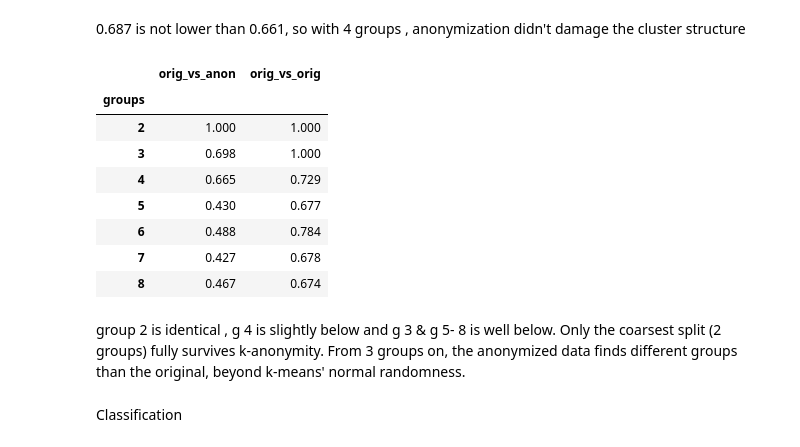
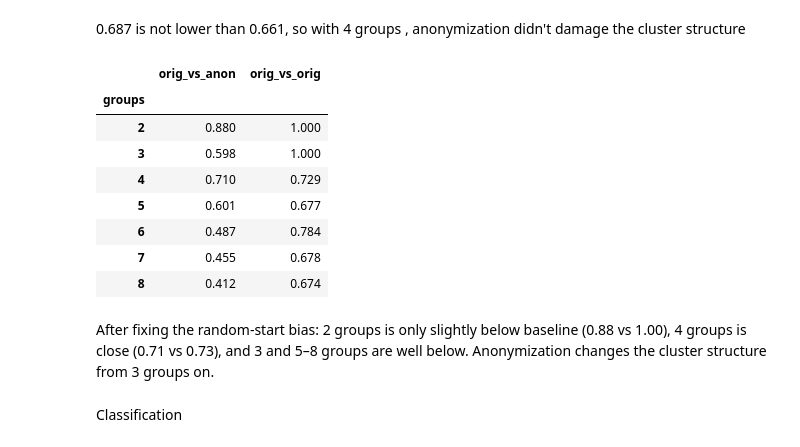
Before and after one commit to Shadid-dev/INSE6180-cluster-anonymization, a Jupyter notebook: INSE6180_cluster_anonymization.ipynb, the cells around one changed output. Saved outputs shown, nothing was run; the diff lists cells and outputs as text; code cells hidden in the pictures.

```diff
--- a/INSE6180_cluster_anonymization.ipynb
+++ b/INSE6180_cluster_anonymization.ipynb
@@ -198,28 +198,27 @@ ARI original vs original (2nd run): 0.661
 # %%
 rows = []
 for c in range(2, 9):                 # number of groups: 2, 3, ..., 8
     for s in range(5):                # 5 repeats with different random starts
         lo  = KMeans(c, n_init=10, random_state=s).fit_predict(X_orig)
         lo2 = KMeans(c, n_init=10, random_state=s + 100).fit_predict(X_orig)
-        la  = KMeans(c, n_init=10, random_state=s).fit_predict(X_anon)
+        la  = KMeans(c, n_init=10, random_state=s + 100).fit_predict(X_anon)   # FIXED
         rows.append({"groups": c, "orig_vs_anon": adjusted_rand_score(lo, la),
                      "orig_vs_orig": adjusted_rand_score(lo, lo2)})
 
 ari = pd.DataFrame(rows).groupby("groups").mean().round(3)
 ari
 # %% [output]
 |  | orig_vs_anon | orig_vs_orig |
 | groups |  |  |
-| 2 | 1.000 | 1.000 |
-| 3 | 0.698 | 1.000 |
-| 4 | 0.665 | 0.729 |
-| 5 | 0.430 | 0.677 |
-| 6 | 0.488 | 0.784 |
-| 7 | 0.427 | 0.678 |
-| 8 | 0.467 | 0.674 |
+| 2 | 0.880 | 1.000 |
+| 3 | 0.598 | 1.000 |
+| 4 | 0.710 | 0.729 |
+| 5 | 0.601 | 0.677 |
+| 6 | 0.487 | 0.784 |
+| 7 | 0.455 | 0.678 |
+| 8 | 0.412 | 0.674 |
-# %% [markdown]
-group 2 is identical , g 4 is slightly below and g 3 & g 5- 8 is well below.
-Only the coarsest split (2 groups) fully survives k-anonymity. From 3 groups on, the anonymized data finds different groups than the original, beyond k-means' normal randomness.
+# %% [markdown]
+After fixing the random-start bias: 2 groups is only slightly below baseline (0.88 vs 1.00), 4 groups is close (0.71 vs 0.73), and 3 and 5–8 groups are well below. Anonymization changes the cluster structure from 3 groups on.
 # %% [markdown]
 Classification
 # %%
```
Also changed, not shown: parts of 6 cells of this notebook.
